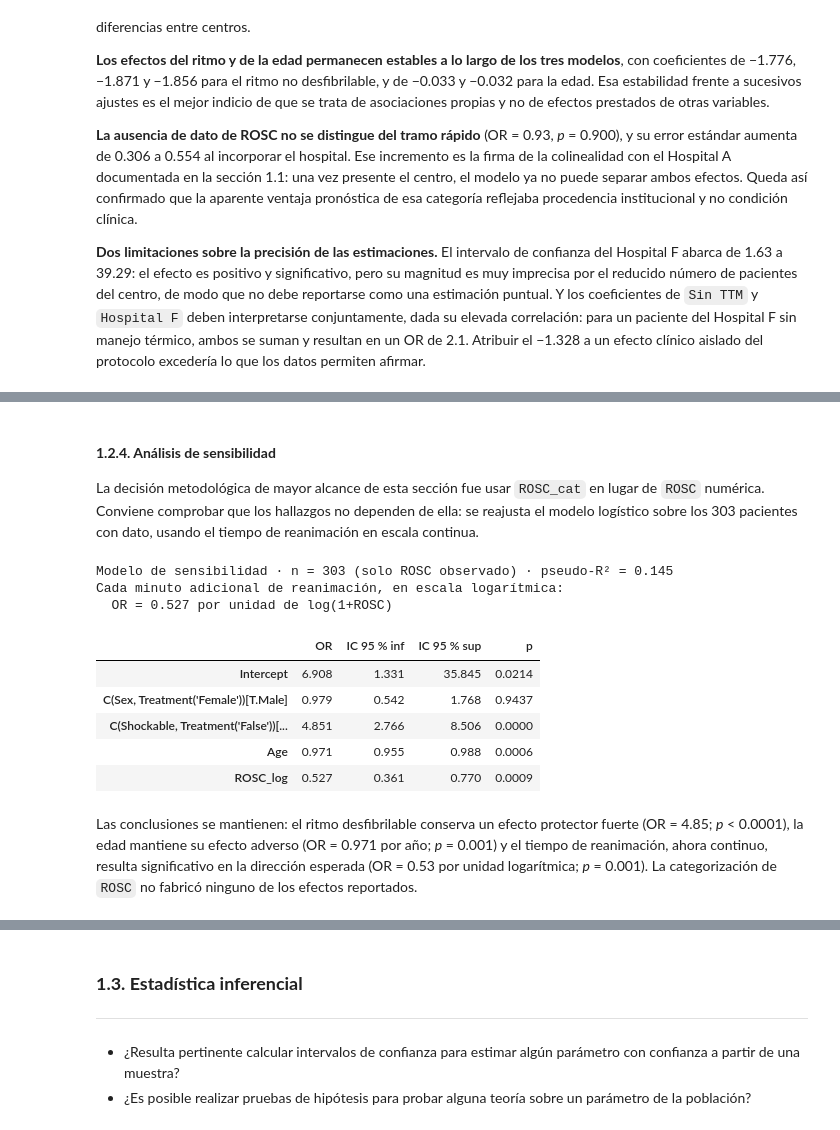
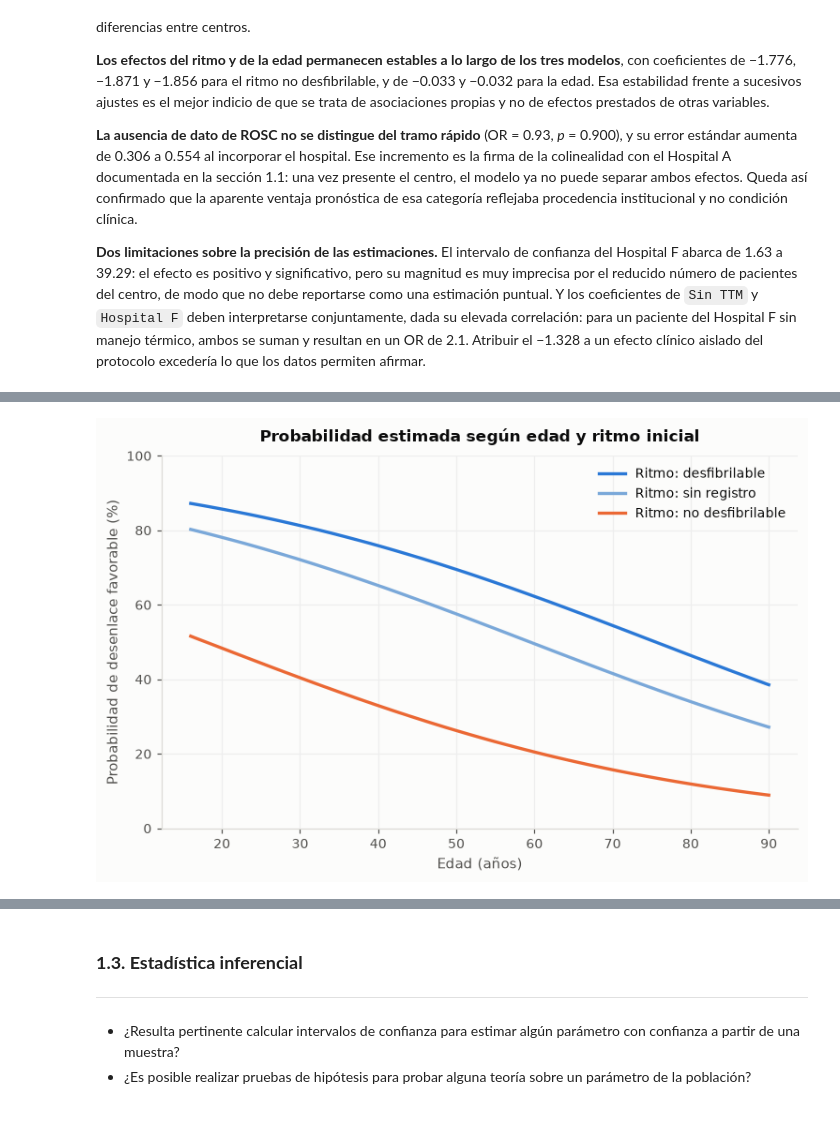
Before and after one commit to AlejandraJaramillo19/mlda-project_, a Jupyter notebook: notebooks/04_data_analysis/04_data_analysis.ipynb, the cells around one changed output, grey strips where cells are left out. Saved outputs shown, nothing was run; the diff lists cells and outputs as text; code cells hidden in the pictures.

```diff
--- a/notebooks/04_data_analysis/04_data_analysis.ipynb
+++ b/notebooks/04_data_analysis/04_data_analysis.ipynb
@@ -1528,34 +1250,33 @@ Los residuos son compatibles con la normalidad (Jarque-Bera *p* = 0.55), lo que
-# %% [markdown]
-#### **1.2.4. Análisis de sensibilidad**
-
-La decisión metodológica de mayor alcance de esta sección fue usar `ROSC_cat` en lugar de `ROSC` numérica. Conviene comprobar que los hallazgos no dependen de ella: se reajusta el modelo logístico sobre los 303 pacientes con dato, usando el tiempo de reanimación en escala continua.
-# %%
-sens_fit = smf.logit(
-    "y ~ Age + ROSC_log + C(Sex, Treatment('Female'))"
-    " + C(Shockable, Treatment('False'))",
-    data=rosc_df).fit(disp=0)
-
-comparacion = pd.DataFrame({
-    "OR": np.exp(sens_fit.params).round(3),
-    "IC 95 % inf": np.exp(sens_fit.conf_int()[0]).round(3),
-    "IC 95 % sup": np.exp(sens_fit.conf_int()[1]).round(3),
-    "p": sens_fit.pvalues.round(4),
-})
-print(f"Modelo de sensibilidad · n = {int(sens_fit.nobs)} (solo ROSC observado) · "
-      f"pseudo-R² = {sens_fit.prsquared:.3f}")
-print("Cada minuto adicional de reanimación, en escala logarítmica:")
-print(f"  OR = {np.exp(sens_fit.params['ROSC_log']):.3f} por unidad de log(1+ROSC)")
-print()
-comparacion
-# %% [output]
-Modelo de sensibilidad · n = 303 (solo ROSC observado) · pseudo-R² = 0.145
-Cada minuto adicional de reanimación, en escala logarítmica:
-  OR = 0.527 por unidad de log(1+ROSC)
-|  | OR | IC 95 % inf | IC 95 % sup | p |
-| Intercept | 6.908 | 1.331 | 35.845 | 0.0214 |
-| C(Sex, Treatment('Female'))[T.Male] | 0.979 | 0.542 | 1.768 | 0.9437 |
-| C(Shockable, Treatment('False'))[... | 4.851 | 2.766 | 8.506 | 0.0000 |
-| Age | 0.971 | 0.955 | 0.988 | 0.0006 |
-| ROSC_log | 0.527 | 0.361 | 0.770 | 0.0009 |
-# %% [markdown]
-Las conclusiones se mantienen: el ritmo desfibrilable conserva un efecto protector fuerte (OR = 4.85; *p* < 0.0001), la edad mantiene su efecto adverso (OR = 0.971 por año; *p* = 0.001) y el tiempo de reanimación, ahora continuo, resulta significativo en la dirección esperada (OR = 0.53 por unidad logarítmica; *p* = 0.001). La categorización de `ROSC` no fabricó ninguno de los efectos reportados.
+# %%
+modelo = m4
+
+edades = np.linspace(16, 90, 100)
+ritmos = ['Desfibrilable', 'Sin registro', 'No desfibrilable']
+
+perfil = pd.DataFrame({
+    'edad':     np.tile(edades, 3),
+    'ritmo':    np.repeat(ritmos, len(edades)),
+    'rosc':     '1 Rápido',
+    'ttm':      '33 °C',
+    'hospital': 'A',
+})
+perfil['p'] = modelo.predict(perfil) * 100
+
+fig, ax = plt.subplots(figsize=(7, 4.6))
+for r, color in zip(ritmos, ['#2a78d6', '#7aa8d9', '#eb6834']):
+    sub = perfil[perfil['ritmo'] == r]
+    ax.plot(sub['edad'], sub['p'], color=color, linewidth=2.2, label=f'Ritmo: {r.lower()}')
+
+ax.set_xlabel('Edad (años)')
+ax.set_ylabel('Probabilidad de desenlace favorable (%)')
+ax.set_title('Probabilidad estimada según edad y ritmo inicial', fontsize=11, pad=10)
+ax.legend(frameon=False, fontsize=9)
+ax.set_ylim(0, 100)
+ax.grid(color='#eee', linewidth=.8)
+ax.set_axisbelow(True)
+for s in ('top', 'right'):
+    ax.spines[s].set_visible(False)
+plt.tight_layout()
+plt.show()
+# %% [output]
+[figure, added]
```
Also changed, not shown: parts of 34 cells of this notebook, 17 other files.
